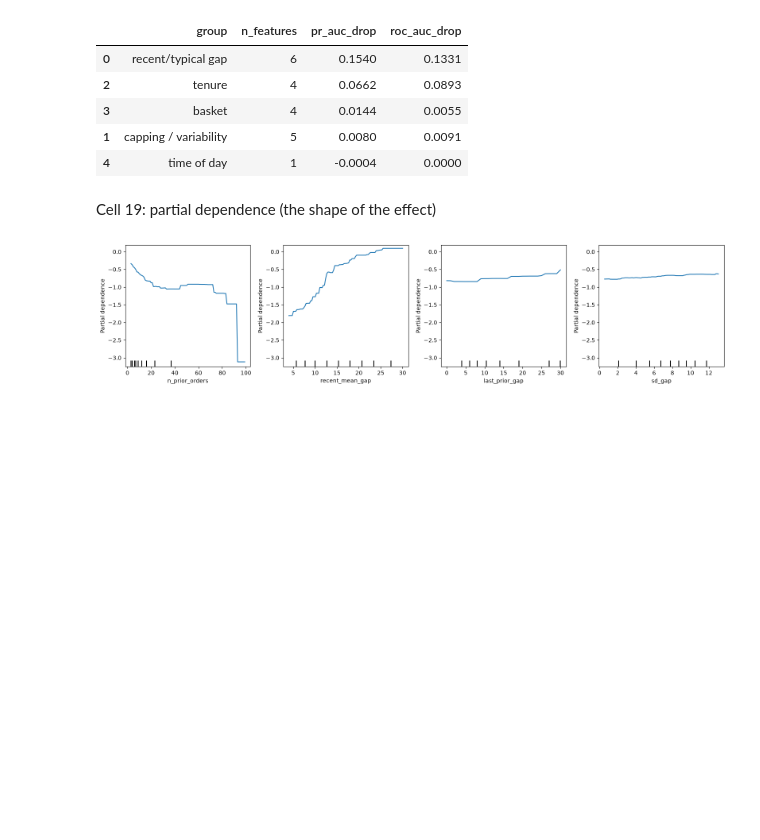
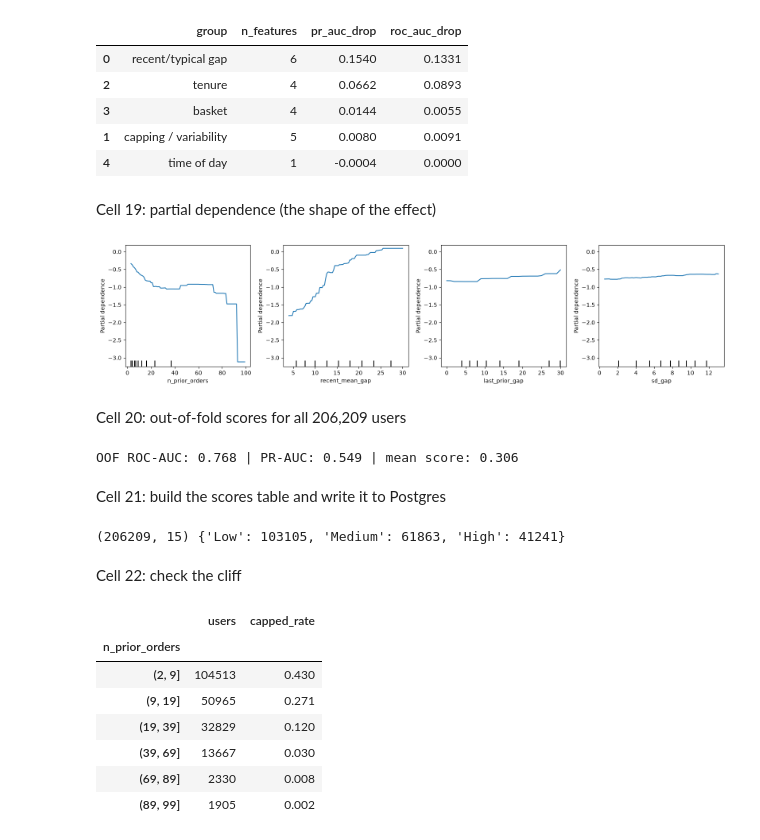
Before and after one commit to fahimhasan-data/instacart-churn-engine, a Jupyter notebook: notebooks/02_baselines.ipynb, the cells around one changed output. Drawn from its saved outputs; the diff is of its cells as text; code cells hidden in the pictures; blank space fills up the shorter version.

Commit message:
Phase 3 complete: out-of-fold scores, explainability, results

```diff
--- a/notebooks/02_baselines.ipynb
+++ b/notebooks/02_baselines.ipynb
@@ -411,3 +411,56 @@ plt.tight_layout()
 plt.savefig("../docs/partial_dependence.png", dpi=120)
 # %% [output]
 [figure]
+# %% [markdown]
+Cell 20: out-of-fold scores for all 206,209 users
+# %%
+from sklearn.model_selection import cross_val_predict
+
+X_all = to_tree_frame(df)
+y_all = df[TARGET]
+
+oof = cross_val_predict(hgb, X_all, y_all, cv=cv, method="predict_proba", n_jobs=1)[:, 1]
+print("OOF ROC-AUC:", round(roc_auc_score(y_all, oof), 3),
+      "| PR-AUC:", round(average_precision_score(y_all, oof), 3),
+      "| mean score:", round(oof.mean(), 3))
+# %% [output]
+OOF ROC-AUC: 0.768 | PR-AUC: 0.549 | mean score: 0.306
+# %% [markdown]
+Cell 21: build the scores table and write it to Postgres
+# %%
+scores = pd.DataFrame({"user_id": df["user_id"], "risk_score": oof})
+scores["rank_pct"] = scores["risk_score"].rank(method="first", ascending=False) / len(scores)
+scores["risk_decile"] = np.ceil(scores["rank_pct"] * 10).astype(int)   # 1 = riskiest
+scores["risk_tier"] = np.select(
+    [scores["rank_pct"] <= 0.20, scores["rank_pct"] <= 0.50],
+    ["High", "Medium"], default="Low")
+
+lab = pd.read_sql("SELECT user_id, rhythm_class, label_z2 FROM features.user_labels", engine)
+cols = ["user_id", TARGET, "n_prior_orders", "mean_gap", "median_gap",
+        "recent_mean_gap", "last_prior_gap", "avg_basket_size", "reorder_ratio"]
+
+out = (scores.drop(columns="rank_pct")
+       .merge(df[cols], on="user_id")        # join on user_id, never on row position
+       .merge(lab, on="user_id"))
+out["risk_score"] = out["risk_score"].round(4)
+out["model_version"] = "hgb_v1_oof"
+
+out.to_sql("user_scores", engine, schema="features", if_exists="replace",
+           index=False, chunksize=2000, method="multi")
+print(out.shape, out["risk_tier"].value_counts().to_dict())
+# %% [output]
+(206209, 15) {'Low': 103105, 'Medium': 61863, 'High': 41241}
+# %% [markdown]
+Cell 22: check the cliff
+# %%
+bins = pd.cut(df["n_prior_orders"], [2, 9, 19, 39, 69, 89, 99])
+df.groupby(bins, observed=True)[TARGET].agg(users="size", capped_rate="mean").round(3)
+# %% [output]
+|  | users | capped_rate |
+| n_prior_orders |  |  |
+| (2, 9] | 104513 | 0.430 |
+| (9, 19] | 50965 | 0.271 |
+| (19, 39] | 32829 | 0.120 |
+| (39, 69] | 13667 | 0.030 |
+| (69, 89] | 2330 | 0.008 |
+| (89, 99] | 1905 | 0.002 |
```
Also changed, not shown: 2 other files.
